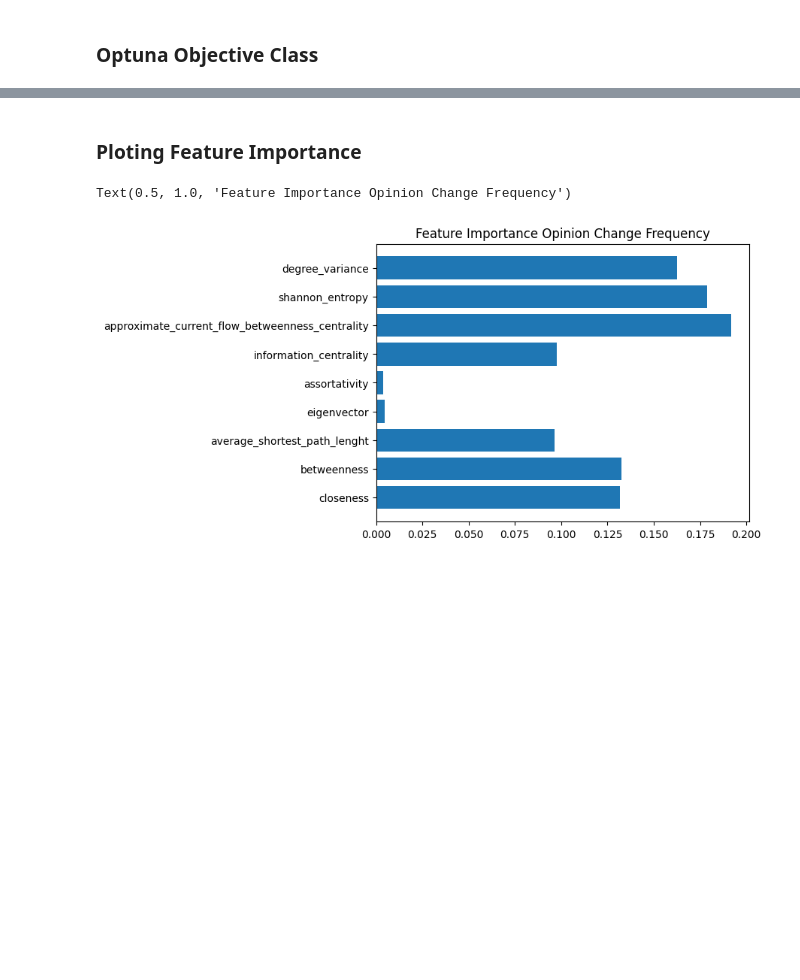
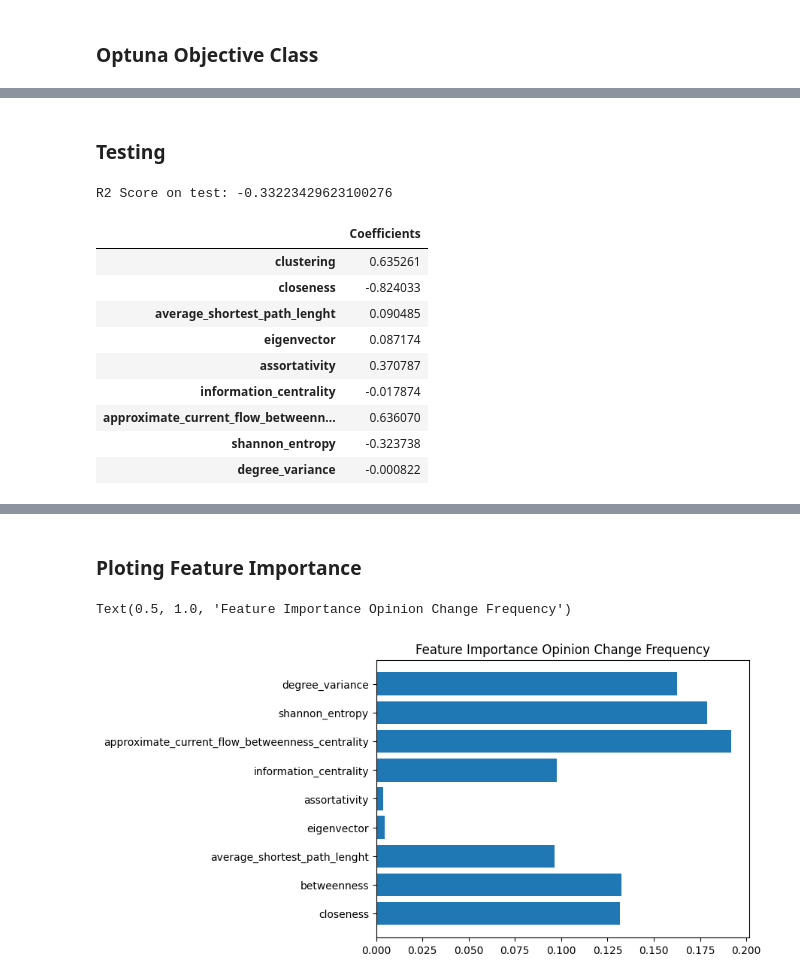
Before and after one commit to vitorfrois/SznajdNetworks, a Jupyter notebook: src/inference.ipynb, the cells around one changed output, grey strips where cells are left out. Cells and saved outputs as stored; diff of their text form; code cells hidden in the pictures; blank space fills up the shorter version.

```diff
--- a/src/inference.ipynb
+++ b/src/inference.ipynb
@@ -386 +269,27 @@ Mean R2 Score: 0.05010331428055037 +- 0.8159730561489846
+# %% [markdown]
+### Testing
+# %%
+model = PoissonRegressor(**best_params, max_iter=1000).fit(X_train, y_train)
+y_test_pred = model.predict(X_test)
+score = r2_score(y_test, y_test_pred)
+print(f'R2 Score on test: {score}')
+# %% [output]
+R2 Score on test: -0.33223429623100276
+# %%
+pd.DataFrame(
+    model.coef_,
+    columns=["Coefficients"],
+    index=FEATURES,
+)
+# %% [output]
+|  | Coefficients |
+| clustering | 0.635261 |
+| closeness | -0.824033 |
+| average_shortest_path_lenght | 0.090485 |
+| eigenvector | 0.087174 |
+| assortativity | 0.370787 |
+| information_centrality | -0.017874 |
+| approximate_current_flow_betweenn... | 0.636070 |
+| shannon_entropy | -0.323738 |
+| degree_variance | -0.000822 |
 # %%
```
Also changed, not shown: parts of 28 cells of this notebook, 1 other file.
